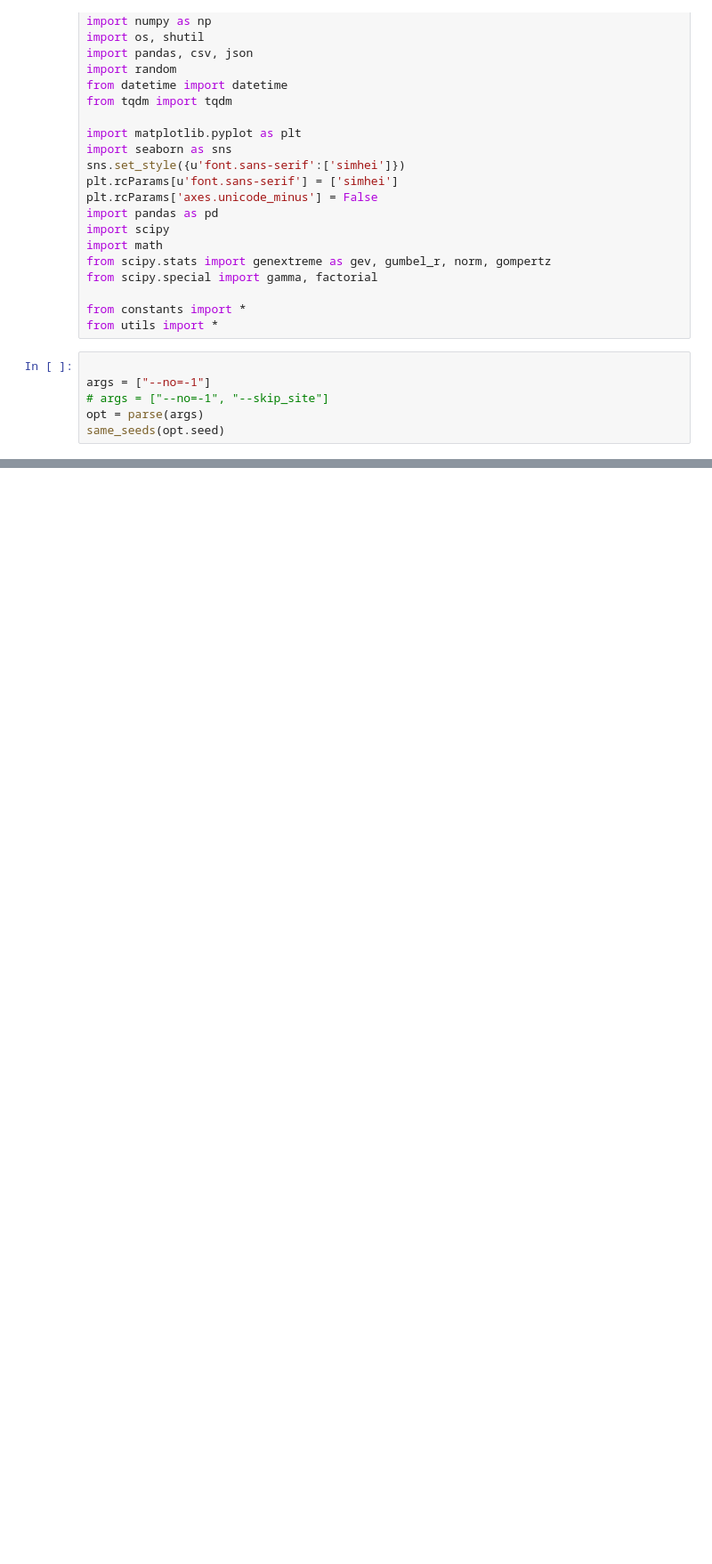
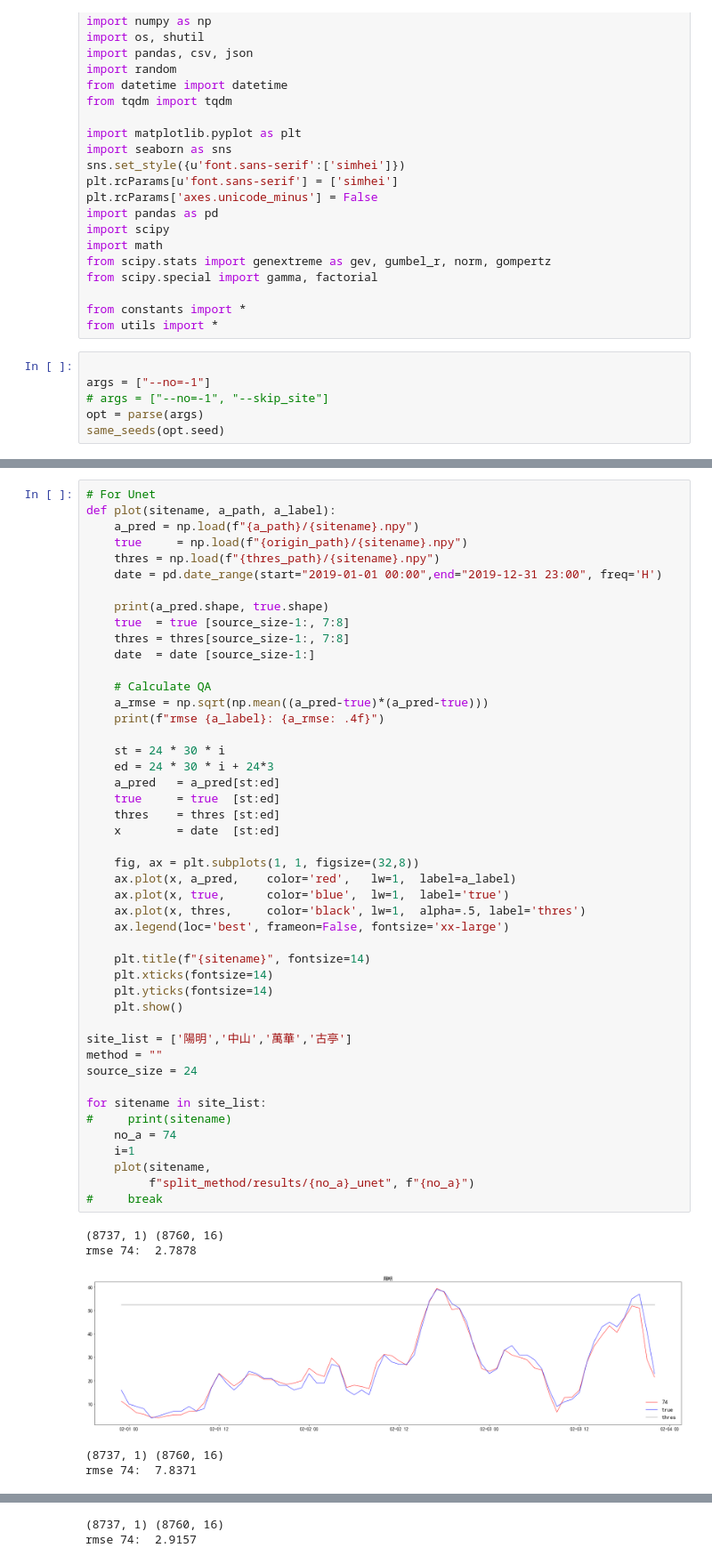
Before and after one commit to archiexdex/pm25_research, a Jupyter notebook: analysis.ipynb, the cells around one changed output, grey strips where cells are left out. Shown at 89% size. Drawn from its saved outputs; the diff is of its cells as text; blank space fills up the shorter version.

```diff
--- a/analysis.ipynb
+++ b/analysis.ipynb
@@ -154,0 +126,52 @@ for sitename in ['陽明','淡水','士林','中山','萬華','觀音','古亭',
+# %%
+# For Unet
+def plot(sitename, a_path, a_label):
+    a_pred = np.load(f"{a_path}/{sitename}.npy")
+    true     = np.load(f"{origin_path}/{sitename}.npy")
+    thres = np.load(f"{thres_path}/{sitename}.npy")
+    date = pd.date_range(start="2019-01-01 00:00",end="2019-12-31 23:00", freq='H')
+
+    print(a_pred.shape, true.shape)
+    true  = true [source_size-1:, 7:8]
+    thres = thres[source_size-1:, 7:8]
+    date  = date [source_size-1:]
+
+    # Calculate QA
+    a_rmse = np.sqrt(np.mean((a_pred-true)*(a_pred-true)))
+    print(f"rmse {a_label}: {a_rmse: .4f}")
+
+    st = 24 * 30 * i
+    ed = 24 * 30 * i + 24*3
+    a_pred   = a_pred[st:ed]
+    true     = true  [st:ed]
+    thres    = thres [st:ed]
+    x        = date  [st:ed]
+
+    fig, ax = plt.subplots(1, 1, figsize=(32,8))
+    ax.plot(x, a_pred,    color='red',   lw=1,  label=a_label)
+    ax.plot(x, true,      color='blue',  lw=1,  label='true')
+    ax.plot(x, thres,     color='black', lw=1,  alpha=.5, label='thres')
+    ax.legend(loc='best', frameon=False, fontsize='xx-large')
+
+    plt.title(f"{sitename}", fontsize=14)
+    plt.xticks(fontsize=14)
+    plt.yticks(fontsize=14)
+    plt.show()
+
+site_list = ['陽明','中山','萬華','古亭']
+method = ""
+source_size = 24
+
+for sitename in site_list:
+#     print(sitename)
+    no_a = 74
+    i=1
+    plot(sitename,
+         f"split_method/results/{no_a}_unet", f"{no_a}")
+#     break
+# %% [output]
+(8737, 1) (8760, 16)
+rmse 74:  2.7878
+[figure, added]
+(8737, 1) (8760, 16)
+rmse 74:  7.8371
@@ -154,0 +179,2 @@ for sitename in ['陽明','淡水','士林','中山','萬華','觀音','古亭',
+(8737, 1) (8760, 16)
+rmse 74:  2.9157
```
Also changed, not shown: parts of 6 cells of this notebook, 11 other files.
